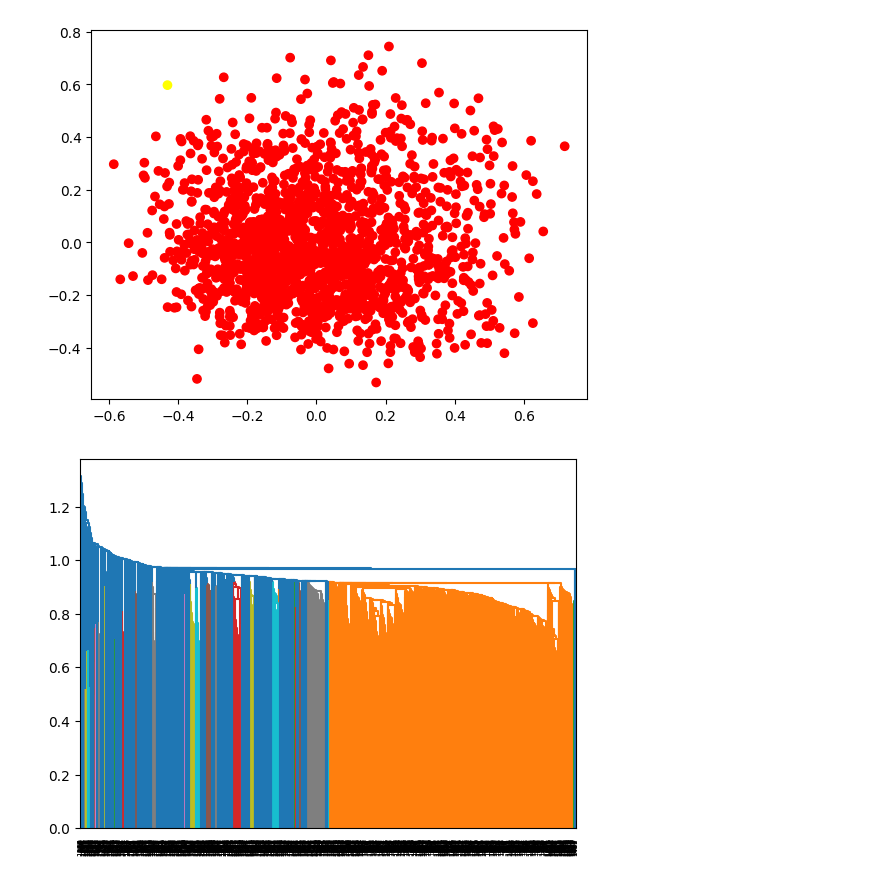
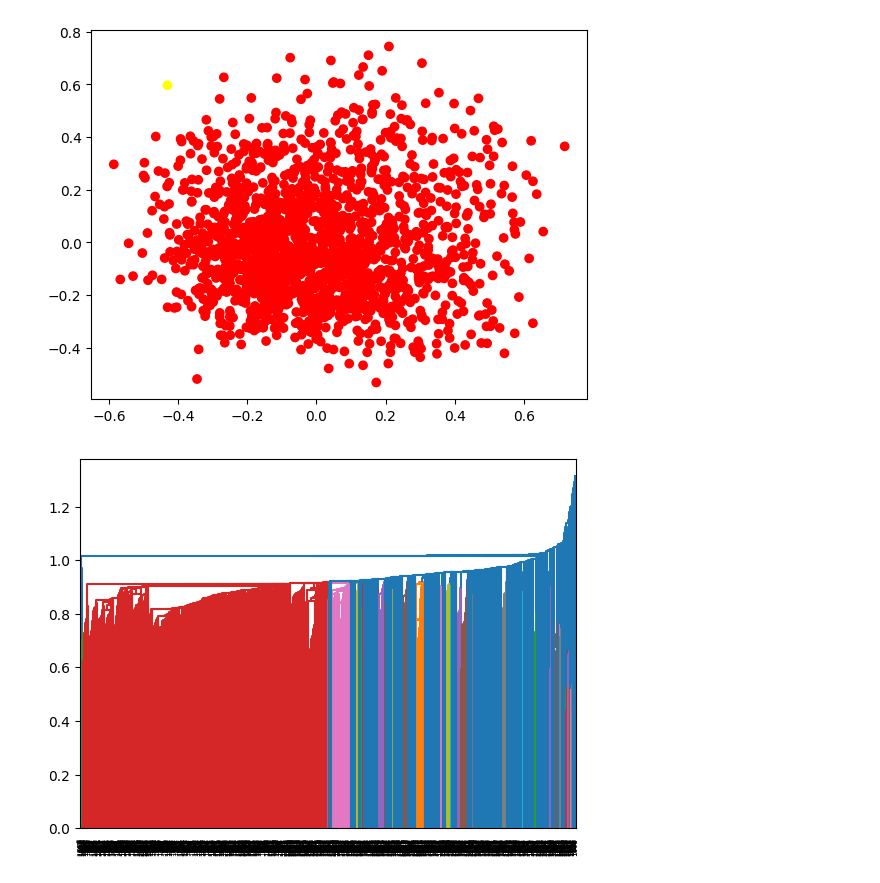
Before and after one commit to nunopcfmarques/Projeto-MEDM, a Jupyter notebook: Métodos_Hierárquicos.ipynb, the cells around one changed output. Cells and saved outputs as stored; diff of their text form; code cells hidden in the pictures.

```diff
--- a/Métodos_Hierárquicos.ipynb
+++ b/Métodos_Hierárquicos.ipynb
@@ -165,7 +164,8 @@ silhouette_score_list(normalized_X, linkage="single")
 pca_visualization2D(normalized_X, 2, linkage="single")
 # %% [output]
 [figure]
-# %%
-Dendrogram = shc.dendrogram((shc.linkage(normalized_X, method='single')))
-# %% [output]
-[figure, removed]
+# %%
+plot_dendrogram(AgglomerativeClustering(distance_threshold=0, n_clusters=None, linkage="single").fit(normalized_X)
+                )
+# %% [output]
+[figure, added]
```
Also changed, not shown: parts of 43 cells of this notebook.
